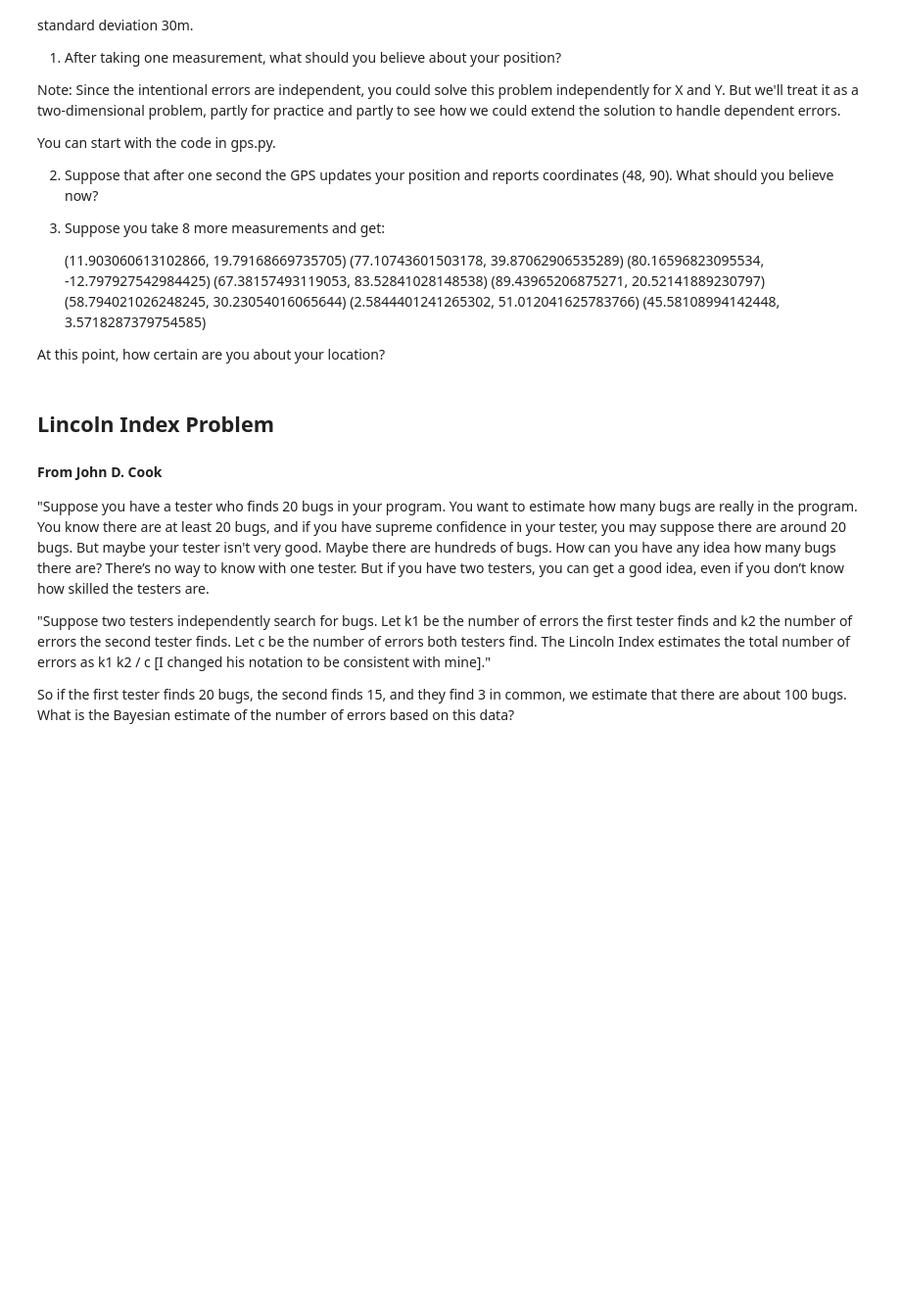
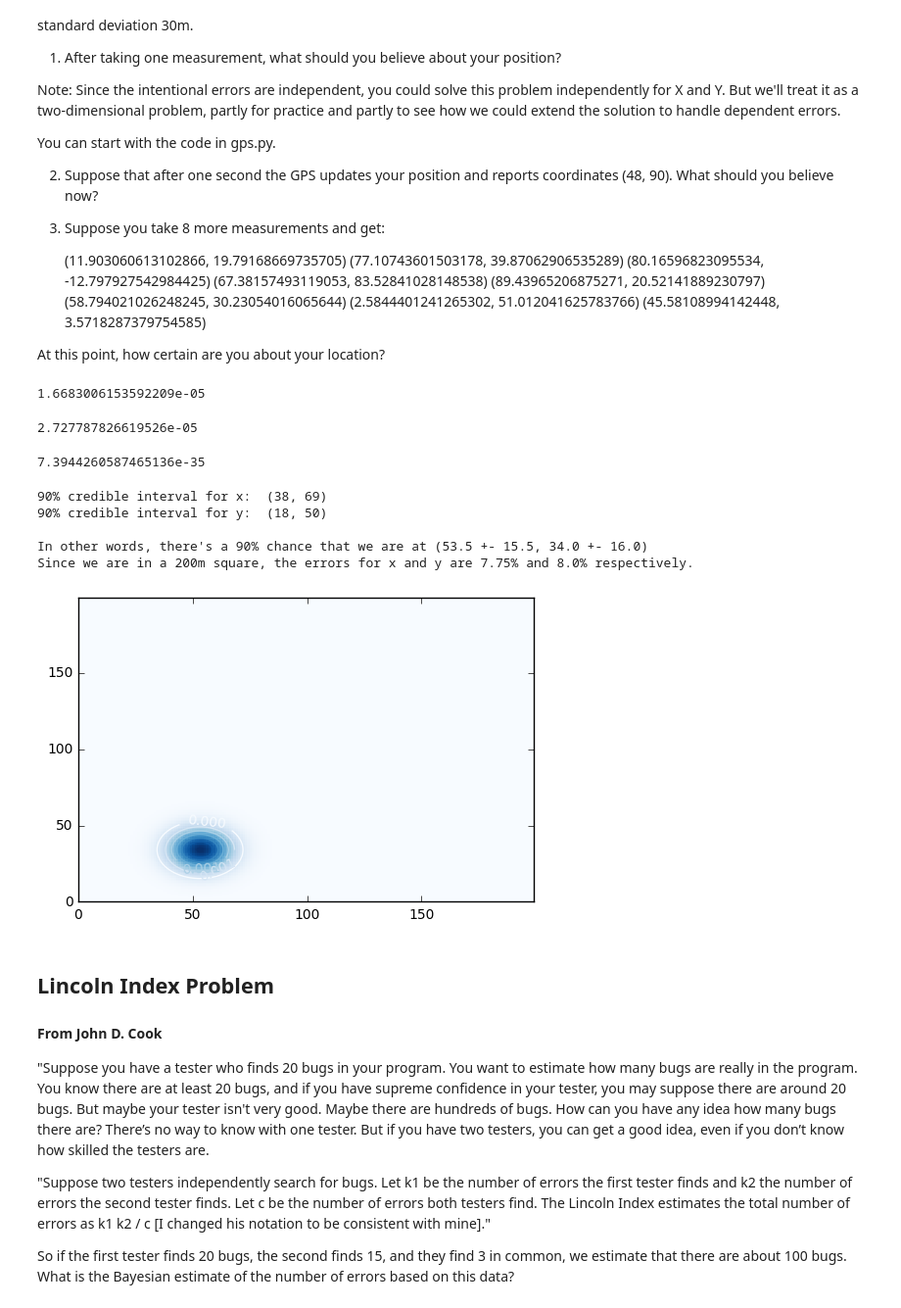
Before and after one commit to MatthewBeaudouinLafon/ThinkBayes2, a Jupyter notebook: code/report03.ipynb, the cells around one changed output. Shown at 98% size. Cells and saved outputs as stored; diff of their text form; code cells hidden in the pictures; blank space fills up the shorter version.

```diff
--- a/code/report03.ipynb
+++ b/code/report03.ipynb
@@ -53,10 +98,62 @@ class GPS(Suite, Joint):
 
     def Likelihood(self, data, hypo):
         """
+        Parameters:
+            - data: (x, y) tuple representing gps data
+            - hypo: (x, y) tuple representing hypothetical position
 
+        Probability of the data under the hypothesis.
         """
         x, y = hypo
         gpsX, gpsY = data
+
+        likeX = EvalNormalPdf(gpsX - x, 0, 30)
+        likeY = EvalNormalPdf(gpsY - y, 0, 30)
+        return likeX*likeY                       # The likelihoods are multiplied because x and y are independent variables
+
+xPos = range(0, 200)
+yPos = range(0, 200)
+gps = GPS(product(xPos, yPos))
+# %%
+gps.Update((51, 15))
+# %% [output]
+1.6683006153592209e-05
+# %%
+gps.Update((48, 90))
+# %% [output]
+2.727787826619526e-05
+# %%
+gps.UpdateSet([(11.903060613102866, 19.79168669735705),
+(77.10743601503178, 39.87062906535289),
+(80.16596823095534, -12.797927542984425),
+(67.38157493119053, 83.52841028148538),
+(89.43965206875271, 20.52141889230797),
+(58.794021026248245, 30.23054016065644),
+(2.5844401241265302, 51.012041625783766),
+(45.58108994142448, 3.5718287379754585)])
+# %% [output]
+7.3944260587465136e-35
+# %%
+thinkplot.Contour(gps, pcolor=True)
+credX = gps.Marginal(0).CredibleInterval()
+credY = gps.Marginal(1).CredibleInterval()
+print('90% credible interval for x: ', credX)
+print('90% credible interval for y: ', credY)
+likelyX = sum(credX) / 2.0
+likelyY = sum(credY) / 2.0
+errorX = credX[1] - likelyX
+errorY = credY[1] - likelyY
+print()
+print('In other words, there\'s a 90% chance that we are at ({} +- {}, {} +- {})'
+      .format(likelyX, errorX, likelyY, errorY))
+print('Since we are in a 200m square, the errors for x and y are {}% and {}% respectively.'.format(errorX/2.0,errorY/2.0))
+# %% [output]
+90% credible interval for x:  (38, 69)
+90% credible interval for y:  (18, 50)
+
+In other words, there's a 90% chance that we are at (53.5 +- 15.5, 34.0 +- 16.0)
+Since we are in a 200m square, the errors for x and y are 7.75% and 8.0% respectively.
+[figure, added]
 # %% [markdown]
 ## Lincoln Index Problem
 #### From John D. Cook
```
Also changed, not shown: parts of 17 cells of this notebook, 1 other file.
